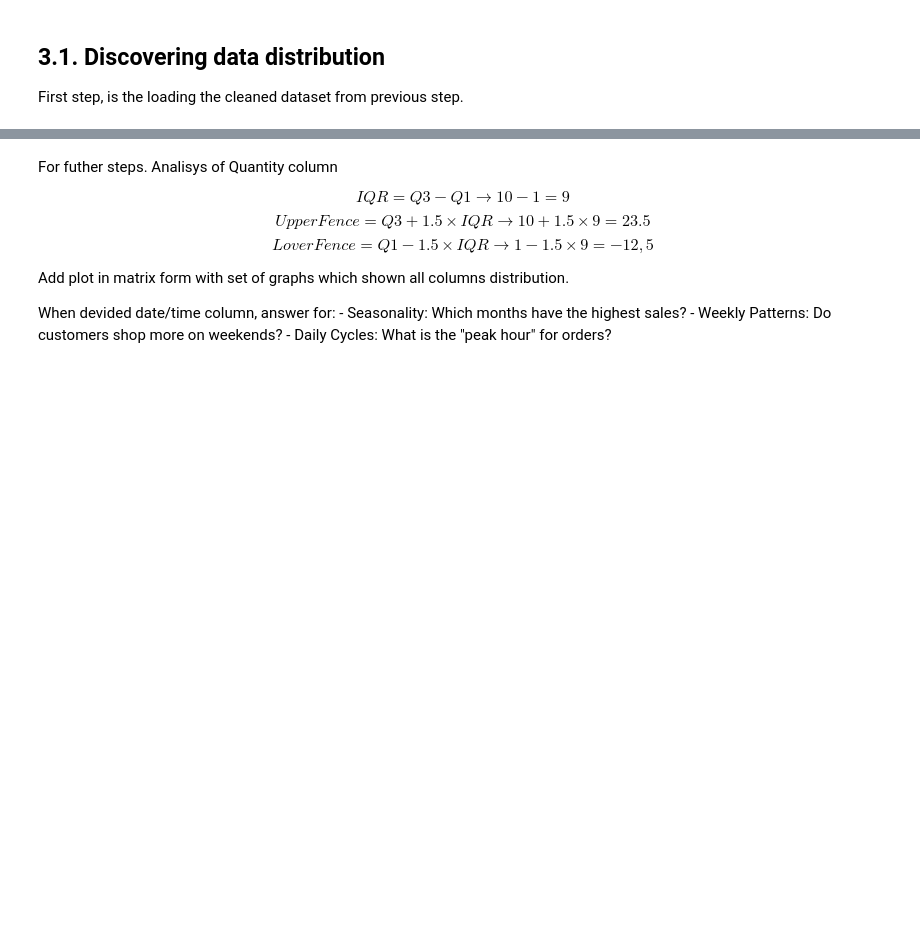
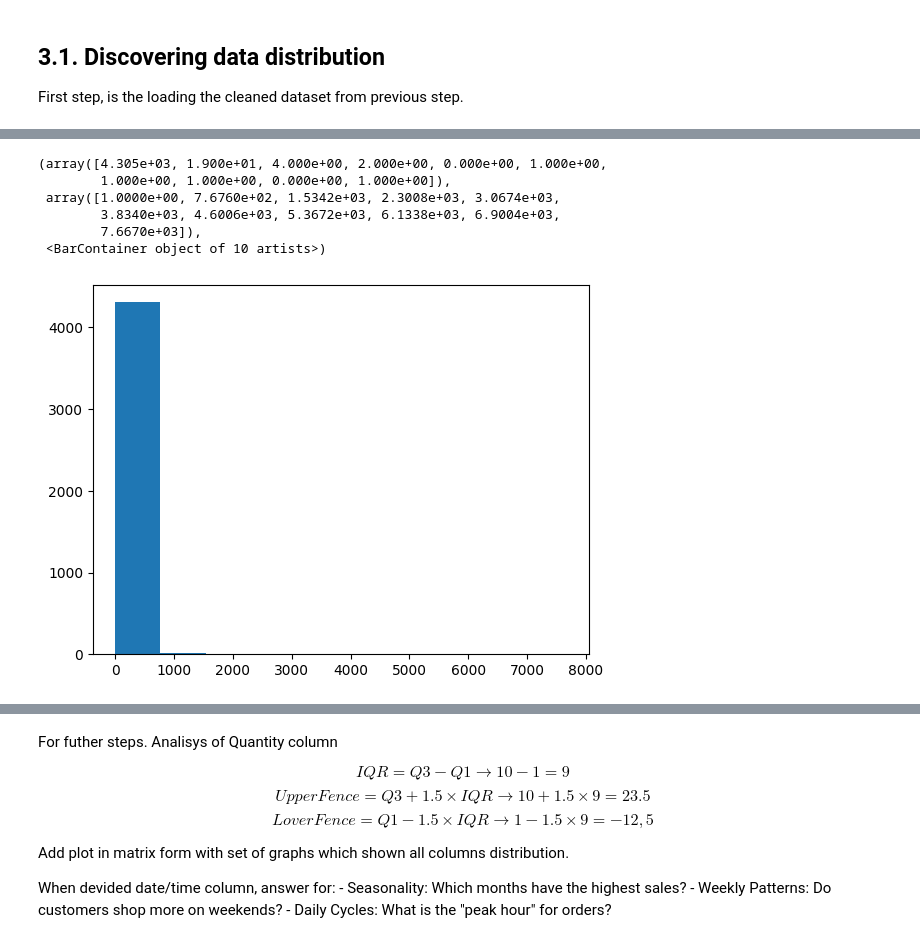
Before and after one commit to RV01011001/project_1-customer-segmentation, a Jupyter notebook: notebooks/03_exploratory_data_analysis.ipynb, the cells around one changed output, grey strips where cells are left out. Drawn from its saved outputs; the diff is of its cells as text; code cells hidden in the pictures; blank space fills up the shorter version.

```diff
--- a/notebooks/03_exploratory_data_analysis.ipynb
+++ b/notebooks/03_exploratory_data_analysis.ipynb
@@ -44,0 +58,4 @@ df
+# %%
+idx = pd.Index(df['customer_id'])
+custumer_counts = idx.value_counts()
+custumer_counts
@@ -44,0 +90,10 @@ df
+# %%
+plt.hist(custumer_counts)
+# %% [output]
+(array([4.305e+03, 1.900e+01, 4.000e+00, 2.000e+00, 0.000e+00, 1.000e+00,
+        1.000e+00, 1.000e+00, 0.000e+00, 1.000e+00]),
+ array([1.0000e+00, 7.6760e+02, 1.5342e+03, 2.3008e+03, 3.0674e+03,
+        3.8340e+03, 4.6006e+03, 5.3672e+03, 6.1338e+03, 6.9004e+03,
+        7.6670e+03]),
+ <BarContainer object of 10 artists>)
+[figure, added]
```
Also changed, not shown: parts of 8 cells of this notebook, 1 other file.
